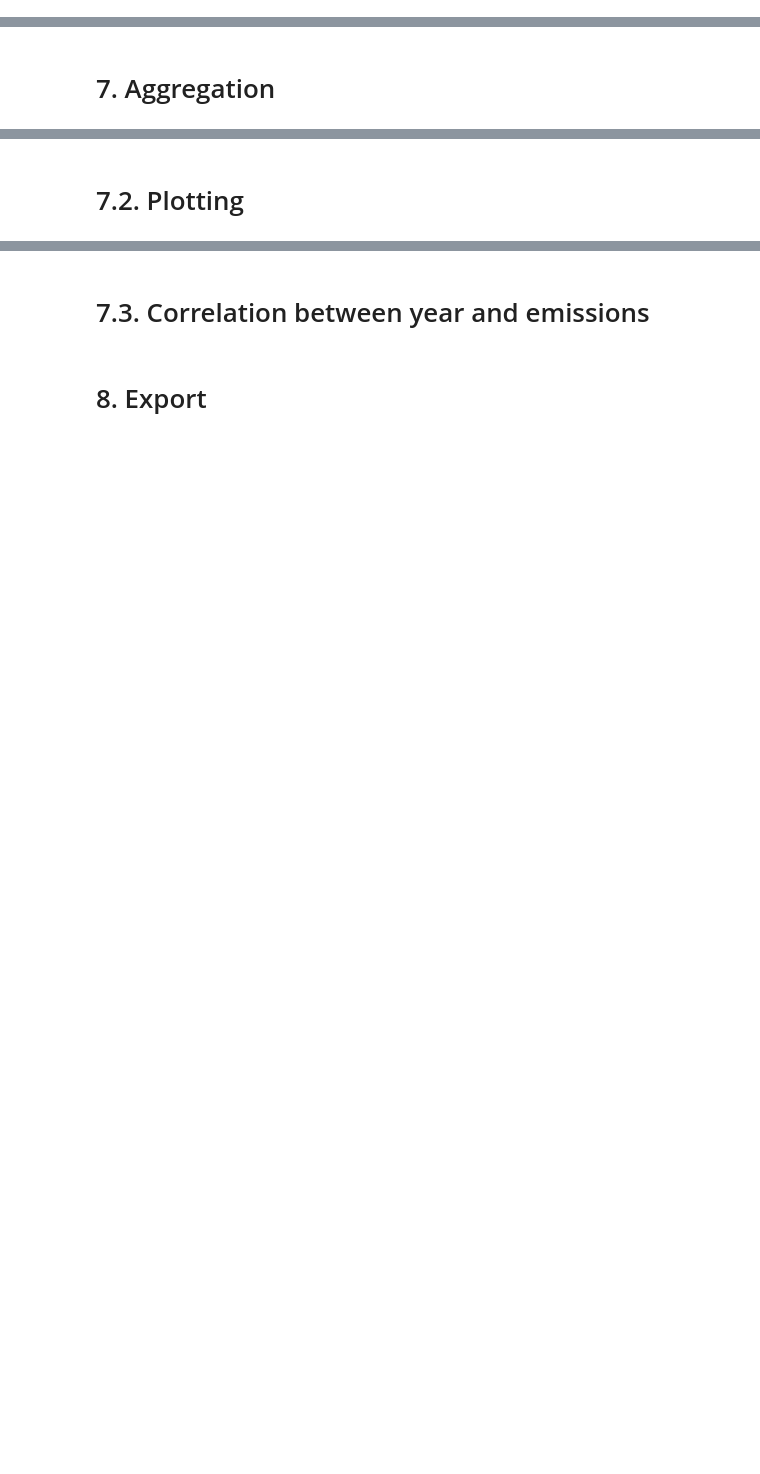
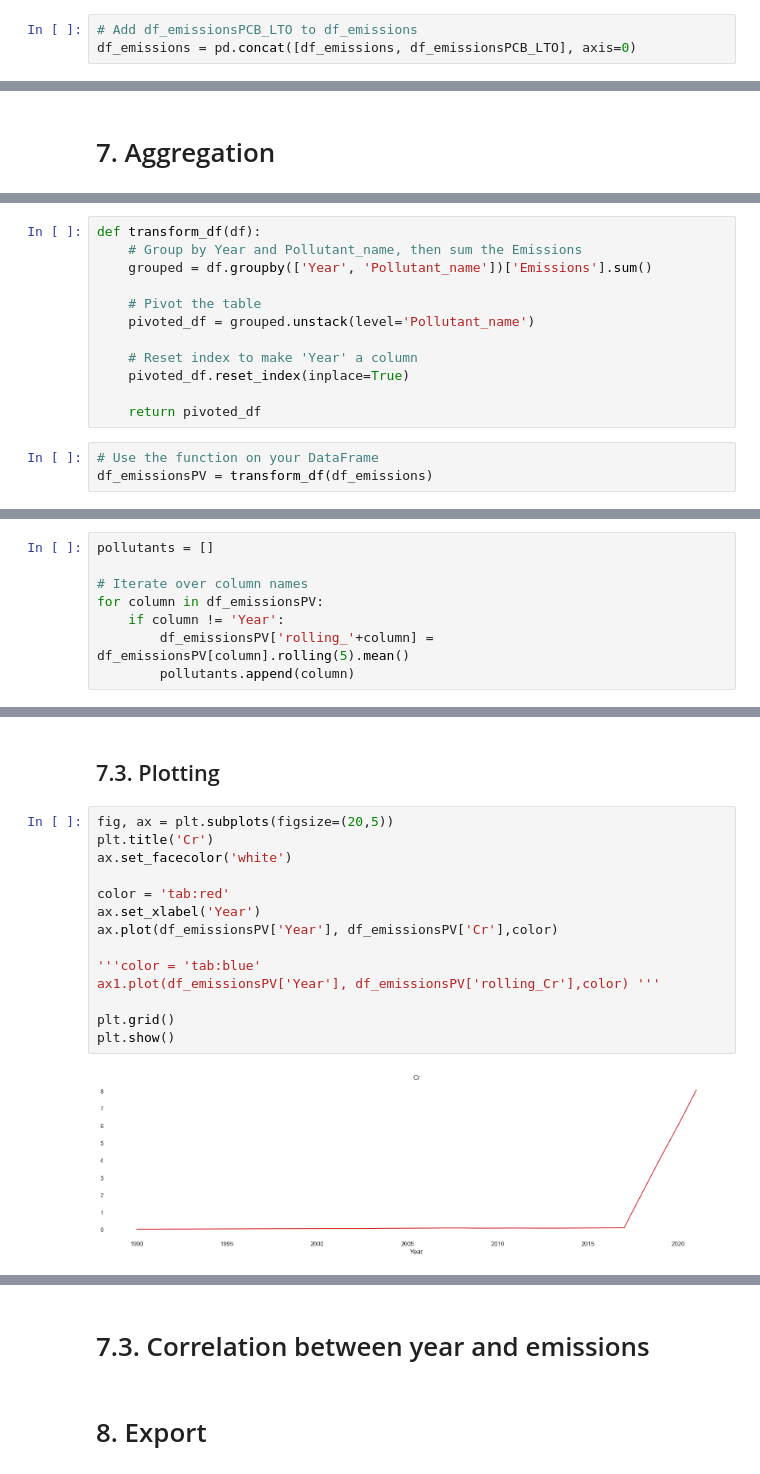
Before and after one commit to simboli/Computer-programming-and-data-management-Assignment, a Jupyter notebook: 001.National emissions LRTAP 2023.ipynb, the cells around one changed output, grey strips where cells are left out. Cells and saved outputs as stored; diff of their text form; blank space fills up the shorter version.

```diff
--- a/001.National emissions LRTAP 2023.ipynb
+++ b/001.National emissions LRTAP 2023.ipynb
@@ -403,0 +395,3 @@ A.to_csv('Export.csv', sep=',', index=False, encoding='utf-8')
+# %%
+# Add df_emissionsPCB_LTO to df_emissions
+df_emissions = pd.concat([df_emissions, df_emissionsPCB_LTO], axis=0)
@@ -407,0 +412,15 @@ A.to_csv('Export.csv', sep=',', index=False, encoding='utf-8')
+# %%
+def transform_df(df):
+    # Group by Year and Pollutant_name, then sum the Emissions
+    grouped = df.groupby(['Year', 'Pollutant_name'])['Emissions'].sum()
+
+    # Pivot the table
+    pivoted_df = grouped.unstack(level='Pollutant_name')
+
+    # Reset index to make 'Year' a column
+    pivoted_df.reset_index(inplace=True)
+
+    return pivoted_df
+# %%
+# Use the function on your DataFrame
+df_emissionsPV = transform_df(df_emissions)
@@ -407,0 +450,8 @@ A.to_csv('Export.csv', sep=',', index=False, encoding='utf-8')
+# %%
+pollutants = []
+
+# Iterate over column names
+for column in df_emissionsPV:
+    if column != 'Year':
+        df_emissionsPV['rolling_'+column] = df_emissionsPV[column].rolling(5).mean()
+        pollutants.append(column)
@@ -408,2 +479,18 @@ A.to_csv('Export.csv', sep=',', index=False, encoding='utf-8')
 # %% [markdown]
-# 7.2. Plotting
+## 7.3. Plotting
+# %%
+fig, ax = plt.subplots(figsize=(20,5))
+plt.title('Cr')
+ax.set_facecolor('white')
+
+color = 'tab:red'
+ax.set_xlabel('Year')
+ax.plot(df_emissionsPV['Year'], df_emissionsPV['Cr'],color)
+
+'''color = 'tab:blue'
+ax1.plot(df_emissionsPV['Year'], df_emissionsPV['rolling_Cr'],color) '''
+
+plt.grid()
+plt.show()
+# %% [output]
+[figure, added]
```
Also changed, not shown: parts of 36 cells of this notebook, 1 other file.
